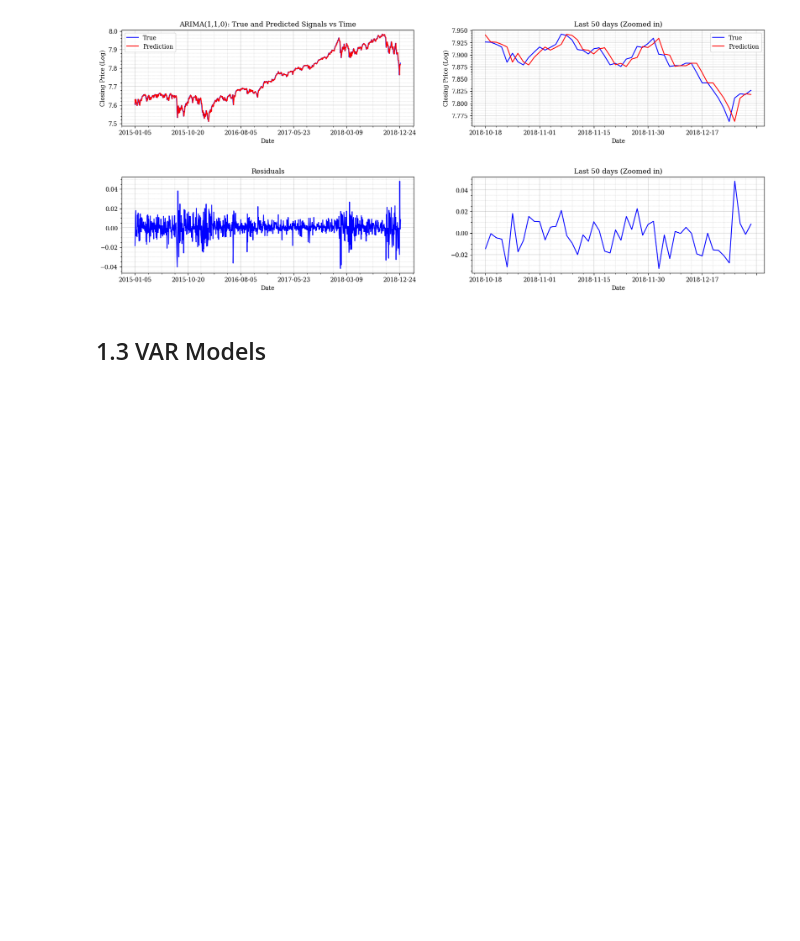
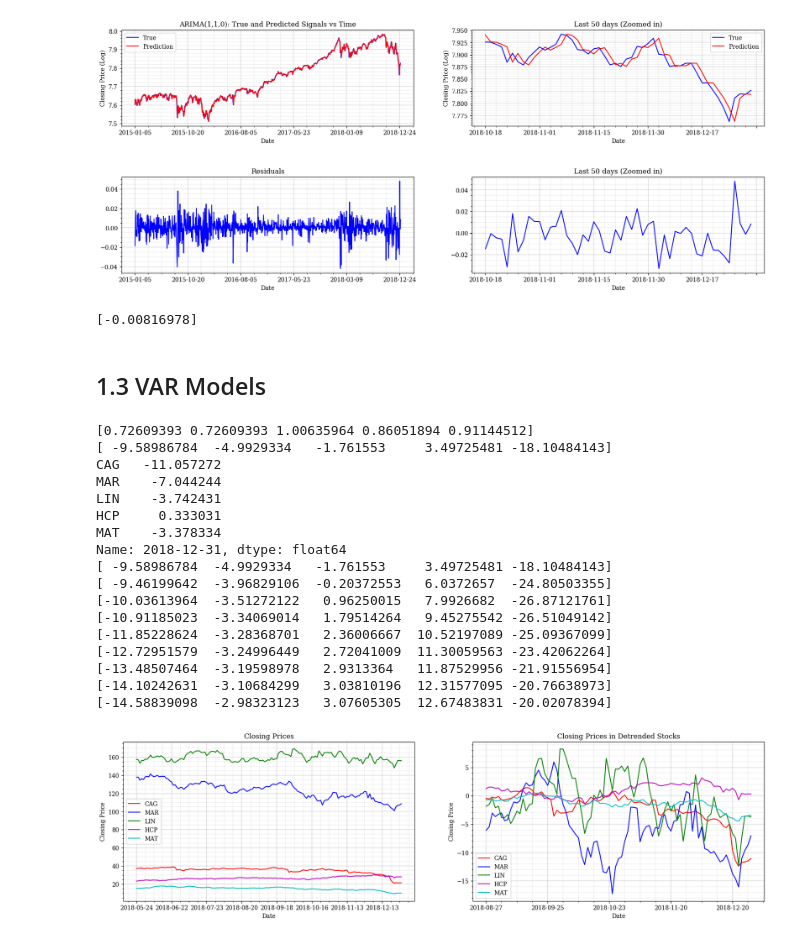
Before and after one commit to limited-fion/fspml-ee4, a Jupyter notebook: FSPML.ipynb, the cells around one changed output. Drawn from its saved outputs; the diff is of its cells as text; code cells hidden in the pictures; blank space fills up the shorter version.

```diff
--- a/FSPML.ipynb
+++ b/FSPML.ipynb
@@ -308,39 +312,68 @@ Warnings:
 [1] Covariance matrix calculated using the outer product of gradients (complex-step).
 [figure]
 [figure]
+# %%
+print(ARIMA(snp_arima['True'].values, order=(1,1,0)).fit().arparams)
+# %% [output]
+[-0.00816978]
 # %% [markdown]
 ## 1.3 VAR Models
 # %%
 # 1.3.4
-
 import pandas as pd
 import matplotlib.pyplot as plt
 import numpy as np
 from statsmodels.tsa.api import VAR
-df = pd.read_csv(os.path.join(directory, 'snp_500_2015_2019.csv'), index_col='Date')
-info = pd.read_csv(r'snp_info.csv')
+df = pd.read_csv(os.path.join(directory, "snp_allstocks_2015_2019.csv"), index_col="Date").dropna()
+info = pd.read_csv(os.path.join(directory, "snp_info.csv")).dropna()
 info.drop(columns=info.columns[0], inplace=True)
 
 tickers = ['CAG' , 'MAR' , 'LIN' , 'HCP' , 'MAT']
 stocks = df[tickers]
 stocks_ma = stocks.rolling(window=66).mean()
 stocks_detrended = stocks.sub(stocks_ma).dropna()
 
-stocks_detrended.plot(figsize=(10,5), title="Closing Prices of Detrended Stocks", ylabel="Closing Price")
+
+fig, axes = plt.subplots(1, 2, figsize=(20,5))
+graph_plot(axes[0], stocks, color=['r', 'b', 'g', 'm', 'c'])
+graph_plot(axes[1], stocks_detrended, color=['r', 'b', 'g', 'm', 'c'])
+graph_deco(axes[0], 'Date', 'Closing Price', 'Closing Prices')
+graph_deco(axes[1], 'Date', 'Closing Price', 'Closing Prices in Detrended Stocks')
+grid_minor()
+plt.savefig(os.path.join(directory, "1_3_4.svg"))
 
 model = VAR(stocks_detrended)
 results = model.fit(1)
 A_Mat = results.params[1:].values
 eigA, _ = np.linalg.eig(A_Mat)
 print(abs(eigA))
 
 print(np.matmul(A_Mat,stocks_detrended.iloc[-1]))
 
 curr = stocks_detrended.iloc[-1]
 
 for i in range(10):
     next = np.matmul(A_Mat, curr)
     print(curr)
     curr = next
+# %% [output]
+[0.72609393 0.72609393 1.00635964 0.86051894 0.91144512]
+[ -9.58986784  -4.9929334   -1.761553     3.49725481 -18.10484143]
+CAG   -11.057272
+MAR    -7.044244
+LIN    -3.742431
+HCP     0.333031
+MAT    -3.378334
+Name: 2018-12-31, dtype: float64
+[ -9.58986784  -4.9929334   -1.761553     3.49725481 -18.10484143]
+[ -9.46199642  -3.96829106  -0.20372553   6.0372657  -24.80503355]
+[-10.03613964  -3.51272122   0.96250015   7.9926682  -26.87121761]
+[-10.91185023  -3.34069014   1.79514264   9.45275542 -26.51049142]
+[-11.85228624  -3.28368701   2.36006667  10.52197089 -25.09367099]
+[-12.72951579  -3.24996449   2.72041009  11.30059563 -23.42062264]
+[-13.48507464  -3.19598978   2.9313364   11.87529956 -21.91556954]
+[-14.10242631  -3.10684299   3.03810196  12.31577095 -20.76638973]
+[-14.58839098  -2.98323123   3.07605305  12.67483831 -20.02078394]
+[figure, added]
 # %%
 # 1.3.5
```
Also changed, not shown: parts of 3 cells of this notebook.
